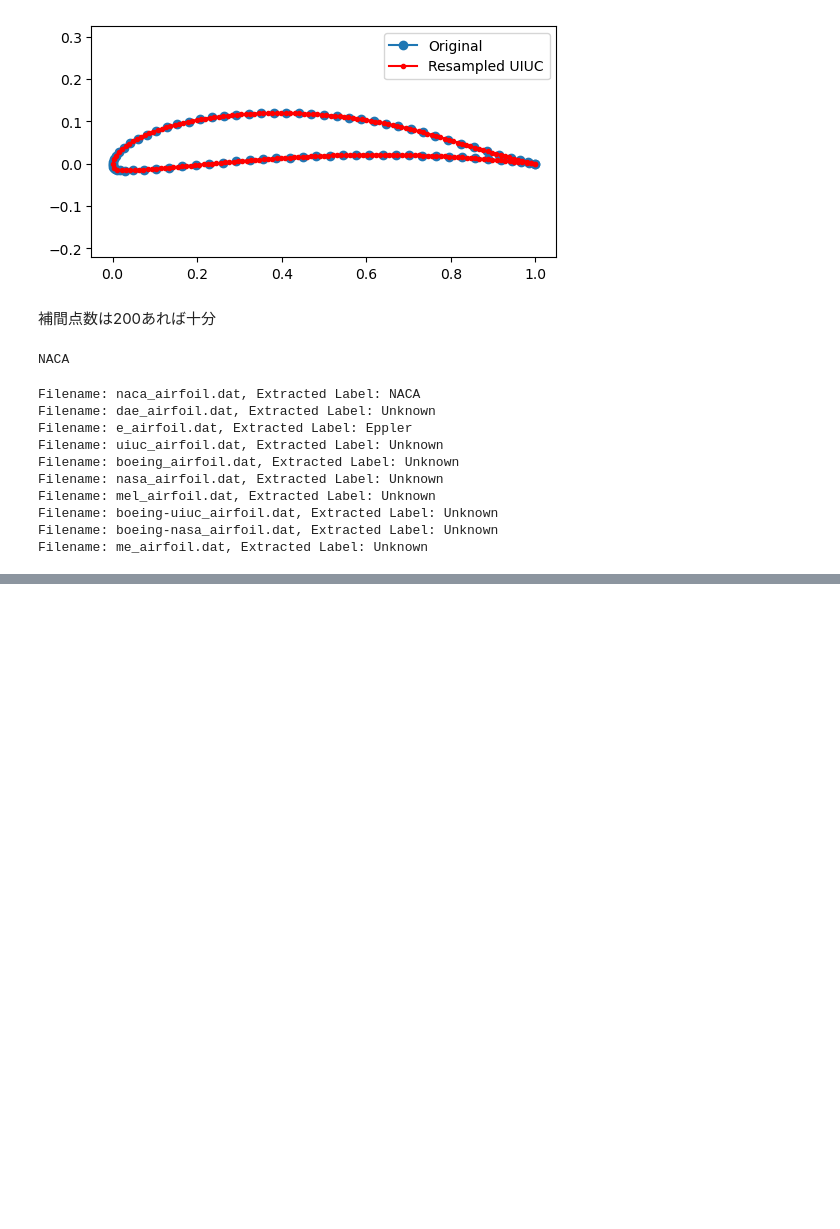
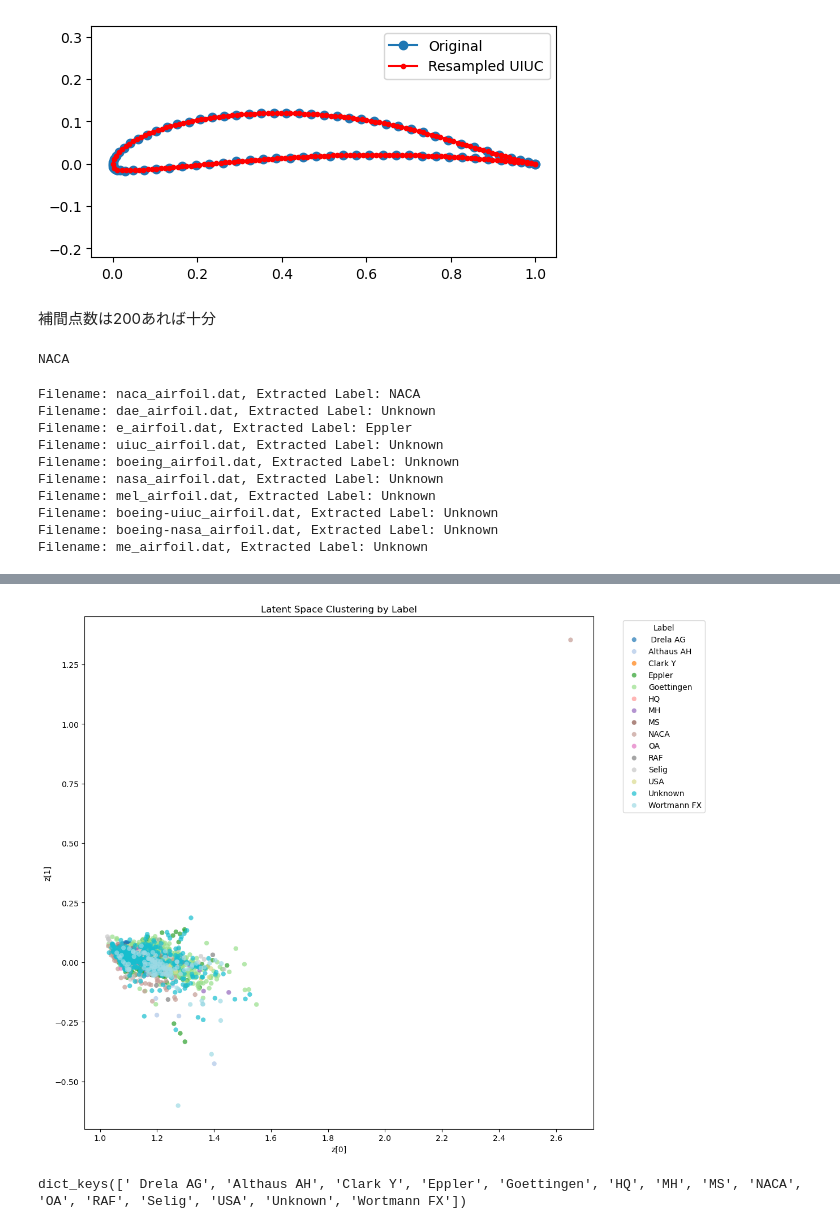
Before and after one commit to tnkm23/Airfoil-VAE, a Jupyter notebook: test01.ipynb, the cells around one changed output, grey strips where cells are left out. Drawn from its saved outputs; the diff is of its cells as text; code cells hidden in the pictures; blank space fills up the shorter version.

```diff
--- a/test01.ipynb
+++ b/test01.ipynb
@@ -158,0 +467,24 @@ Filename: me_airfoil.dat, Extracted Label: Unknown
+# %%
+from sklearn.preprocessing import LabelEncoder
+
+def plot_label_clusters(vae, data, labels):
+    z_mean, _, _ = vae.encoder.predict(data, verbose=0)
+    unique_labels = np.unique(labels)
+    colors = plt.cm.tab20(np.linspace(0, 1, len(unique_labels)))
+    plt.figure(figsize=(12, 10))
+    for i, label in enumerate(unique_labels):
+        idx = np.where(labels == label)[0]
+        plt.scatter(z_mean[idx, 0], z_mean[idx, 1],
+                    color=colors[i], label=label, alpha=0.7, edgecolors='none')
+    plt.xlabel("z[0]")
+    plt.ylabel("z[1]")
+    plt.title("Latent Space Clustering by Label")
+    plt.legend(title='Label', bbox_to_anchor=(1.05, 1), loc='upper left')
+    plt.tight_layout()
+    plt.show()
+# %%
+airfoil_data = np.load("airfoils_resampled.npy")
+airfoil_labels = np.load("airfoils_labels.npy")
+plot_label_clusters(vae, airfoil_data, airfoil_labels)
+# %% [output]
+[figure, added]
@@ -158,0 +498,17 @@ Filename: me_airfoil.dat, Extracted Label: Unknown
+# %%
+import numpy as np
+import matplotlib.pyplot as plt
+
+airfoil_data = np.load("airfoils_resampled.npy")
+airfoil_labels = np.load("airfoils_labels.npy")
+unique_labels = np.unique(airfoil_labels)
+z_mean, _, _ = vae.encoder.predict(airfoil_data, verbose=0)
+
+# z_mean を labels の値ごとにリストに分ける
+clusters = {label: [] for label in unique_labels}
+for i in range(len(airfoil_labels)):
+    clusters[airfoil_labels[i]].append(z_mean[i])
+
+clusters.keys()  # クラスタのキーを確認
+# %% [output]
+dict_keys([' Drela AG', 'Althaus AH', 'Clark Y', 'Eppler', 'Goettingen', 'HQ', 'MH', 'MS', 'NACA', 'OA', 'RAF', 'Selig', 'USA', 'Unknown', 'Wortmann FX'])
```
Also changed, not shown: parts of 4 cells of this notebook, 2 other files.
